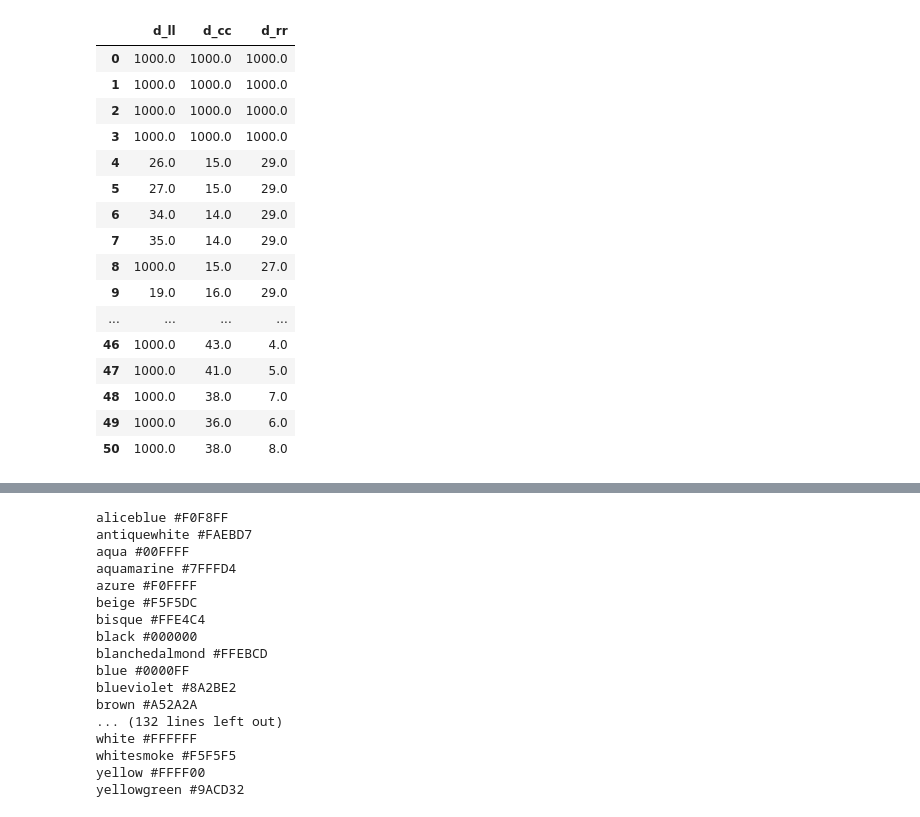
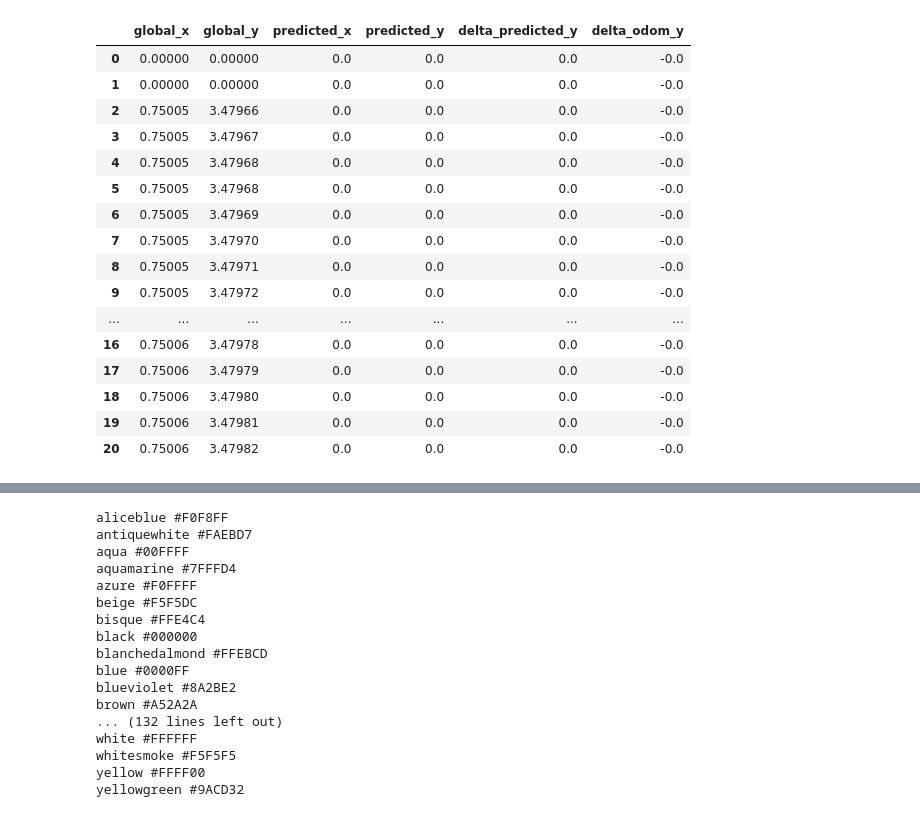
Before and after one commit to lgarciaos/AutoNOMOS, a Jupyter notebook: debug python/localization.ipynb, the cells around one changed output, grey strips where cells are left out. Saved outputs shown, nothing was run; the diff lists cells and outputs as text; code cells hidden in the pictures.

```diff
--- a/debug python/localization.ipynb
+++ b/debug python/localization.ipynb
@@ -17,24 +17,24 @@ df.head()
 5 rows × 168 columns
-# %%
-df.loc[0:50, ['d_ll', 'd_cc', 'd_rr']]
-# %% [output]
-|  | d_ll | d_cc | d_rr |
-| 0 | 1000.0 | 1000.0 | 1000.0 |
-| 1 | 1000.0 | 1000.0 | 1000.0 |
-| 2 | 1000.0 | 1000.0 | 1000.0 |
-| 3 | 1000.0 | 1000.0 | 1000.0 |
-| 4 | 26.0 | 15.0 | 29.0 |
-| 5 | 27.0 | 15.0 | 29.0 |
-| 6 | 34.0 | 14.0 | 29.0 |
-| 7 | 35.0 | 14.0 | 29.0 |
-| 8 | 1000.0 | 15.0 | 27.0 |
-| 9 | 19.0 | 16.0 | 29.0 |
-| ... | ... | ... | ... |
-| 46 | 1000.0 | 43.0 | 4.0 |
-| 47 | 1000.0 | 41.0 | 5.0 |
-| 48 | 1000.0 | 38.0 | 7.0 |
-| 49 | 1000.0 | 36.0 | 6.0 |
-| 50 | 1000.0 | 38.0 | 8.0 |
+# %%
+df.loc[0:20, ['global_x', 'global_y', 'predicted_x', 'predicted_y', 'delta_predicted_y', 'delta_odom_y']]
+# %% [output]
+|  | global_x | global_y | predicted_x | predicted_y | delta_predicted_y | delta_odom_y |
+| 0 | 0.00000 | 0.00000 | 0.0 | 0.0 | 0.0 | -0.0 |
+| 1 | 0.00000 | 0.00000 | 0.0 | 0.0 | 0.0 | -0.0 |
+| 2 | 0.75005 | 3.47966 | 0.0 | 0.0 | 0.0 | -0.0 |
+| 3 | 0.75005 | 3.47967 | 0.0 | 0.0 | 0.0 | -0.0 |
+| 4 | 0.75005 | 3.47968 | 0.0 | 0.0 | 0.0 | -0.0 |
+| 5 | 0.75005 | 3.47968 | 0.0 | 0.0 | 0.0 | -0.0 |
+| 6 | 0.75005 | 3.47969 | 0.0 | 0.0 | 0.0 | -0.0 |
+| 7 | 0.75005 | 3.47970 | 0.0 | 0.0 | 0.0 | -0.0 |
+| 8 | 0.75005 | 3.47971 | 0.0 | 0.0 | 0.0 | -0.0 |
+| 9 | 0.75005 | 3.47972 | 0.0 | 0.0 | 0.0 | -0.0 |
+| ... | ... | ... | ... | ... | ... | ... |
+| 16 | 0.75006 | 3.47978 | 0.0 | 0.0 | 0.0 | -0.0 |
+| 17 | 0.75006 | 3.47979 | 0.0 | 0.0 | 0.0 | -0.0 |
+| 18 | 0.75006 | 3.47980 | 0.0 | 0.0 | 0.0 | -0.0 |
+| 19 | 0.75006 | 3.47981 | 0.0 | 0.0 | 0.0 | -0.0 |
+| 20 | 0.75006 | 3.47982 | 0.0 | 0.0 | 0.0 | -0.0 |
 # %%
 # global pose
 inicio = 30
```
Also changed, not shown: parts of 7 cells of this notebook, 14 other files.
